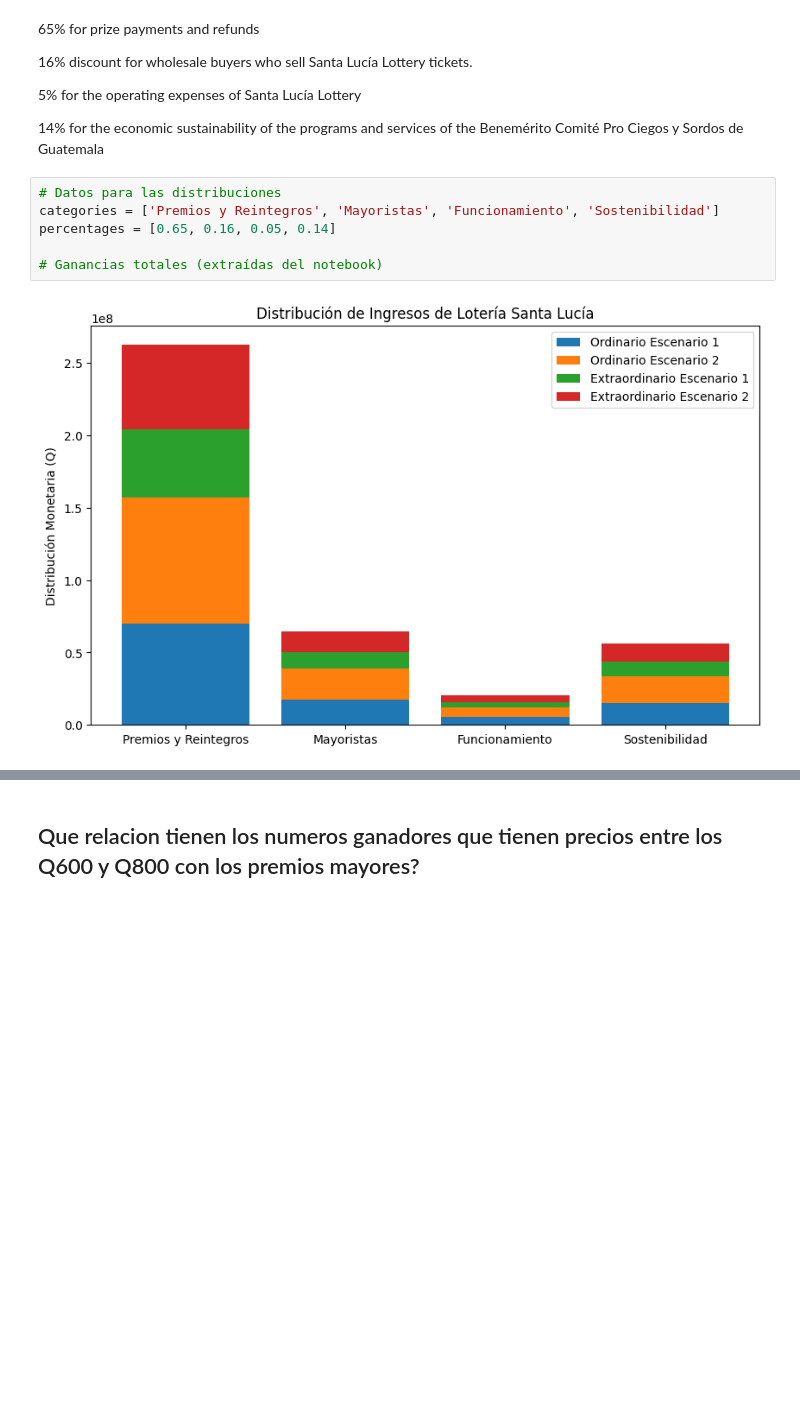
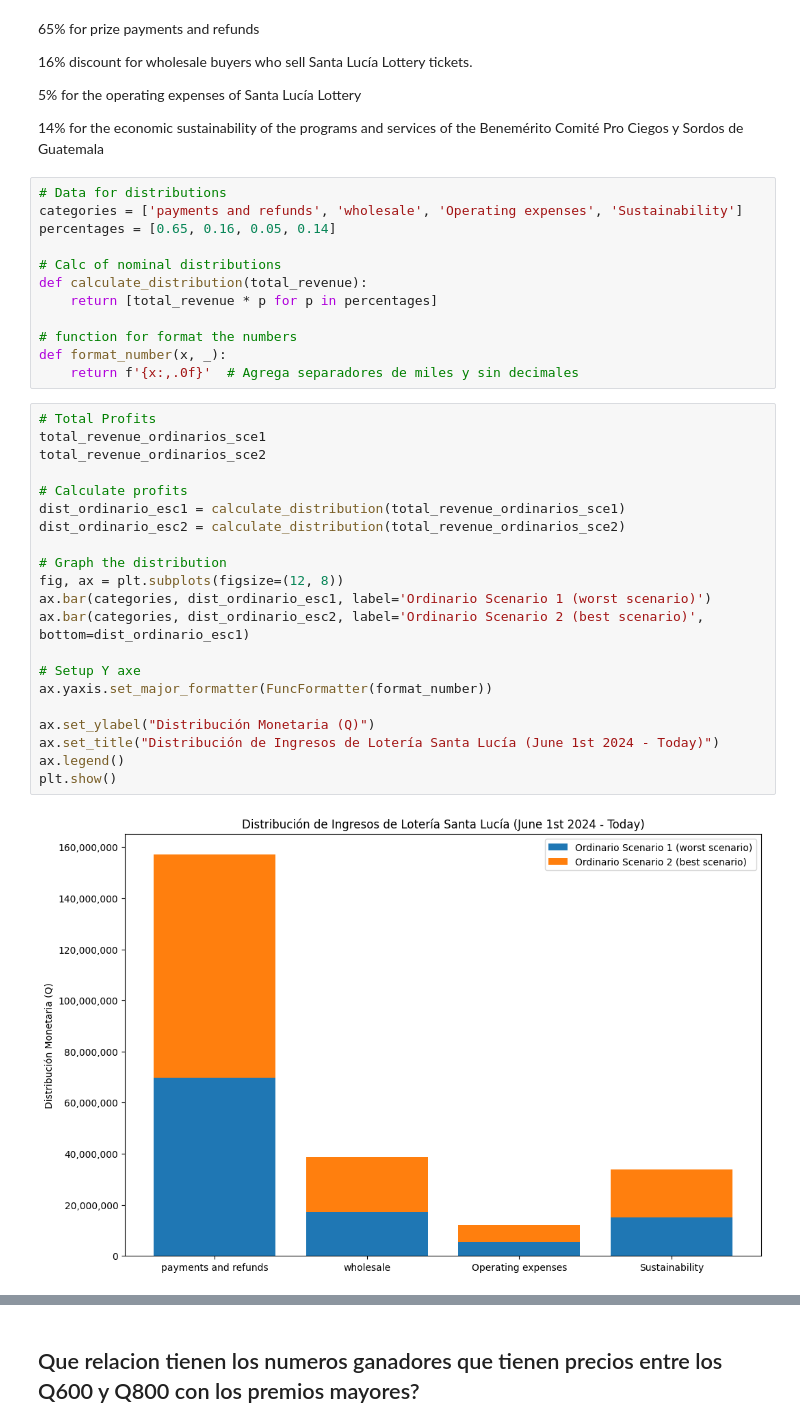
Before and after one commit to AngelDHackerman/santa-lucia-data-analysis-manual, a Jupyter notebook: notebooks/visualization_sorteos_premios.ipynb, the cells around one changed output, grey strips where cells are left out. Drawn from its saved outputs; the diff is of its cells as text; blank space fills up the shorter version.

Commit message:
completed graphs for best and worst scenario

```diff
--- a/notebooks/visualization_sorteos_premios.ipynb
+++ b/notebooks/visualization_sorteos_premios.ipynb
@@ -434,11 +435,38 @@ In the worst case scenario: The total average profit of 'EXTRAORDINARIO' draws i
 5% for the operating expenses of Santa Lucía Lottery
 
 14% for the economic sustainability of the programs and services of the Benemérito Comité Pro Ciegos y Sordos de Guatemala
-# %%
-# Datos para las distribuciones
-categories = ['Premios y Reintegros', 'Mayoristas', 'Funcionamiento', 'Sostenibilidad']
-percentages = [0.65, 0.16, 0.05, 0.14]
-
-# Ganancias totales (extraídas del notebook)
-# %% [output]
-[figure, removed]
+# %%
+# Data for distributions
+categories = ['payments and refunds', 'wholesale', 'Operating expenses', 'Sustainability']
+percentages = [0.65, 0.16, 0.05, 0.14]
+
+# Calc of nominal distributions
+def calculate_distribution(total_revenue):
+    return [total_revenue * p for p in percentages]
+
+# function for format the numbers
+def format_number(x, _):
+    return f'{x:,.0f}'  # Agrega separadores de miles y sin decimales
+# %%
+# Total Profits
+total_revenue_ordinarios_sce1
+total_revenue_ordinarios_sce2
+
+# Calculate profits
+dist_ordinario_esc1 = calculate_distribution(total_revenue_ordinarios_sce1)
+dist_ordinario_esc2 = calculate_distribution(total_revenue_ordinarios_sce2)
+
+# Graph the distribution
+fig, ax = plt.subplots(figsize=(12, 8))
+ax.bar(categories, dist_ordinario_esc1, label='Ordinario Scenario 1 (worst scenario)')
+ax.bar(categories, dist_ordinario_esc2, label='Ordinario Scenario 2 (best scenario)', bottom=dist_ordinario_esc1)
+
+# Setup Y axe
+ax.yaxis.set_major_formatter(FuncFormatter(format_number))
+
+ax.set_ylabel("Distribución Monetaria (Q)")
+ax.set_title("Distribución de Ingresos de Lotería Santa Lucía (June 1st 2024 - Today)")
+ax.legend()
+plt.show()
+# %% [output]
+[figure, added]
```
Also changed, not shown: parts of 2 cells of this notebook.
